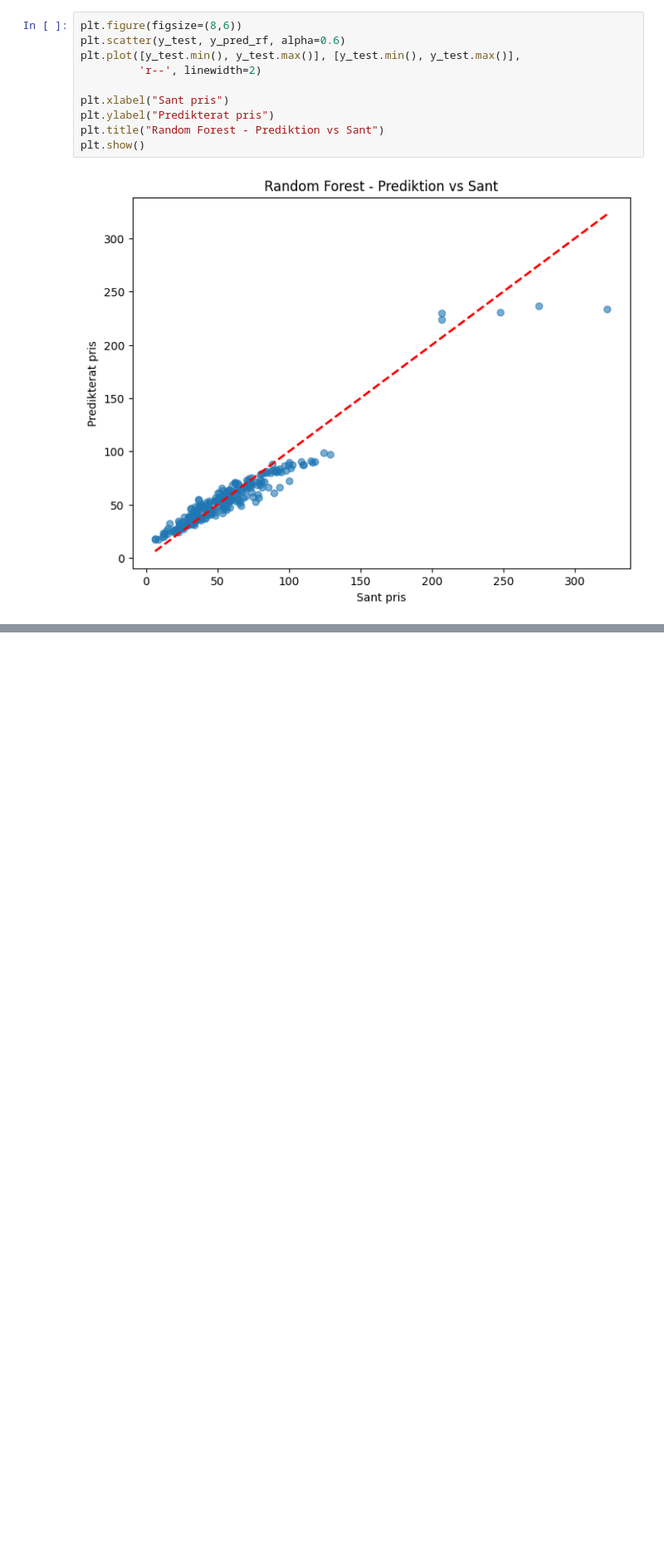
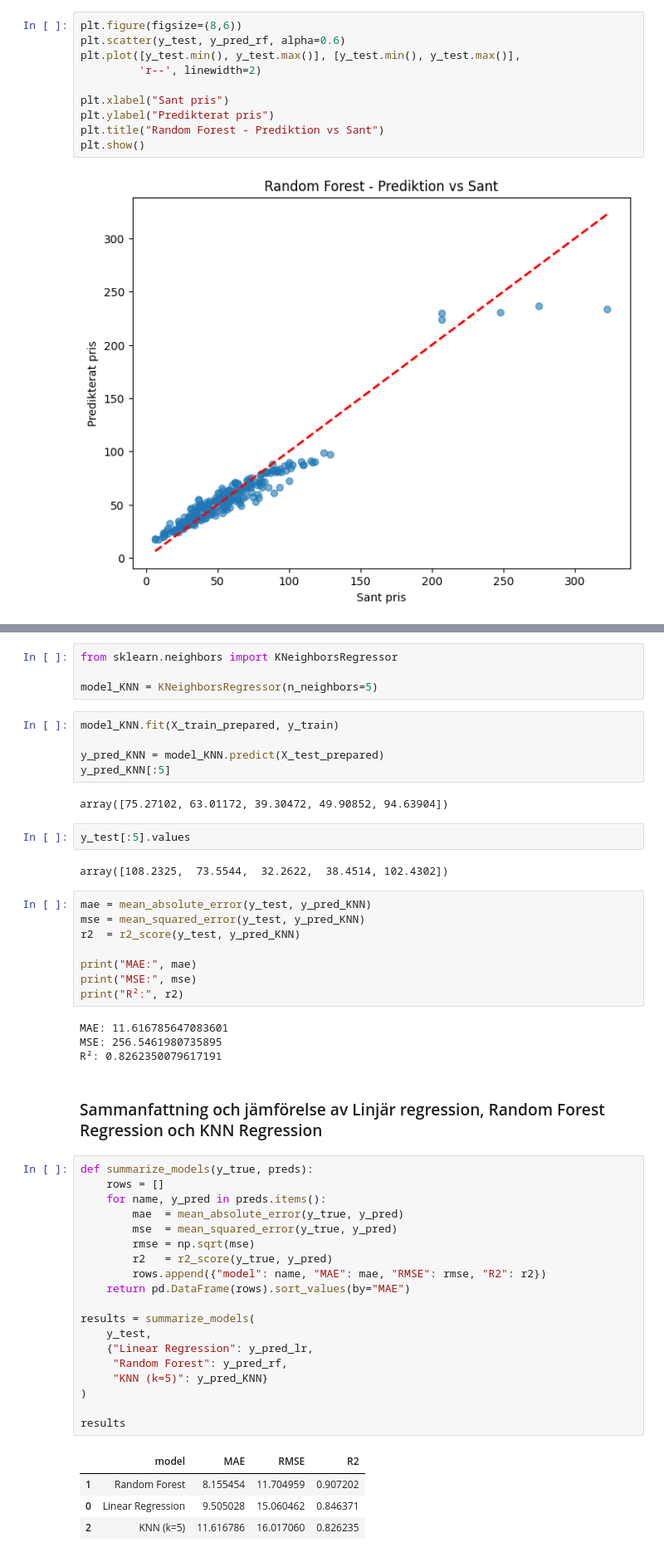
Before and after one commit to suseliwen/taxi-prediction-fullstack-Susanne, a Jupyter notebook: explorations/model_testing.ipynb, the cells around one changed output, grey strips where cells are left out. Shown at 83% size. Drawn from its saved outputs; the diff is of its cells as text; blank space fills up the shorter version.

```diff
--- a/explorations/model_testing_linear_regr.ipynb
+++ b/explorations/model_testing.ipynb
@@ -237,0 +256,53 @@ plt.show()
+# %%
+from sklearn.neighbors import KNeighborsRegressor
+
+model_KNN = KNeighborsRegressor(n_neighbors=5)
+# %%
+model_KNN.fit(X_train_prepared, y_train)
+
+y_pred_KNN = model_KNN.predict(X_test_prepared)
+y_pred_KNN[:5]
+# %% [output]
+array([75.27102, 63.01172, 39.30472, 49.90852, 94.63904])
+# %%
+y_test[:5].values
+# %% [output]
+array([108.2325,  73.5544,  32.2622,  38.4514, 102.4302])
+# %%
+mae = mean_absolute_error(y_test, y_pred_KNN)
+mse = mean_squared_error(y_test, y_pred_KNN)
+r2  = r2_score(y_test, y_pred_KNN)
+
+print("MAE:", mae)
+print("MSE:", mse)
+print("R²:", r2)
+# %% [output]
+MAE: 11.616785647083601
+MSE: 256.5461980735895
+R²: 0.8262350079617191
+# %% [markdown]
+### Sammanfattning och jämförelse av Linjär regression, Random Forest Regression och KNN Regression
+# %%
+def summarize_models(y_true, preds):
+    rows = []
+    for name, y_pred in preds.items():
+        mae  = mean_absolute_error(y_true, y_pred)
+        mse  = mean_squared_error(y_true, y_pred)
+        rmse = np.sqrt(mse)
+        r2   = r2_score(y_true, y_pred)
+        rows.append({"model": name, "MAE": mae, "RMSE": rmse, "R2": r2})
+    return pd.DataFrame(rows).sort_values(by="MAE")
+
+results = summarize_models(
+    y_test,
+    {"Linear Regression": y_pred_lr,
+     "Random Forest": y_pred_rf,
+     "KNN (k=5)": y_pred_KNN}
+)
+
+results
+# %% [output]
+|  | model | MAE | RMSE | R2 |
+| 1 | Random Forest | 8.155454 | 11.704959 | 0.907202 |
+| 0 | Linear Regression | 9.505028 | 15.060462 | 0.846371 |
+| 2 | KNN (k=5) | 11.616786 | 16.017060 | 0.826235 |
```
Also changed, not shown: parts of 6 cells of this notebook, 3 other files.
